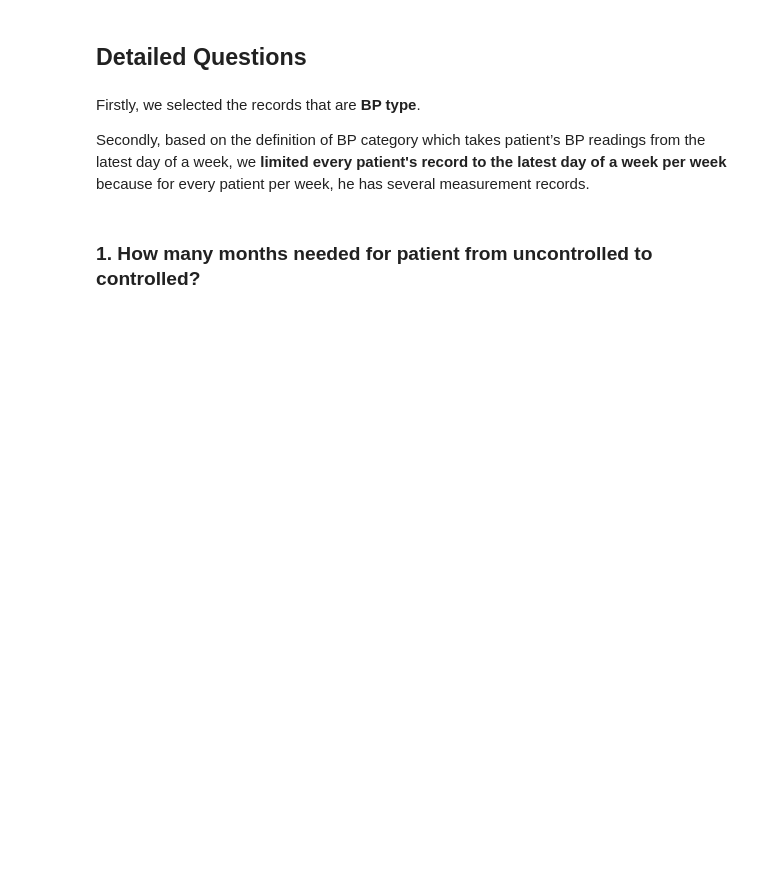
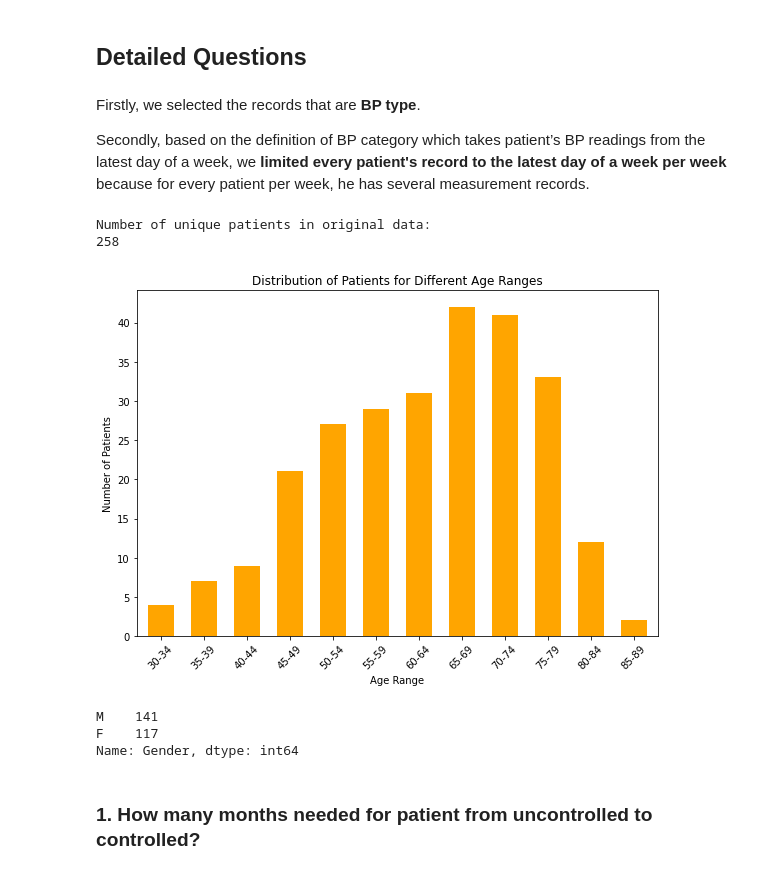
Before and after one commit to ruixuanzheng/iHealthChallenge, a Jupyter notebook: solution.ipynb, the cells around one changed output. Saved outputs shown, nothing was run; the diff lists cells and outputs as text; code cells hidden in the pictures; blank space fills up the shorter version.

```diff
--- a/solution.ipynb
+++ b/solution.ipynb
@@ -249,6 +249,32 @@ df['bp_category'] = df.apply(BP_category, axis=1)
 # %%
 # tag BP controlled
 df["bp_controlled"] = df["bp_category"].apply(lambda x: "Uncontrolled" if (x == "Hypertensive Crisis") or (x == "Hypertention Stage 2") else "Controlled")
+# %%
+print("Number of unique patients in original data:")
+print(len(df["EPR ID"].unique()))
+# %% [output]
+Number of unique patients in original data:
+258
+# %%
+# plot the distribution of age
+plt.figure(figsize=(8, 6))
+bar_width = 0.6
+df[["EPR ID", "age_range", "Gender"]].drop_duplicates()["age_range"].value_counts().sort_index().plot(kind='bar', color='orange', width=bar_width)
+
+plt.title('Distribution of Patients for Different Age Ranges')
+plt.xlabel('Age Range')
+plt.ylabel('Number of Patients')
+plt.xticks(rotation=45)
+plt.tight_layout()
+plt.show()
+# %% [output]
+[figure, added]
+# %%
+df[["EPR ID", "age_range", "Gender"]].drop_duplicates()["Gender"].value_counts()
+# %% [output]
+M    141
+F    117
+Name: Gender, dtype: int64
 # %% [markdown]
 ### 1.	How many months needed for patient from uncontrolled to controlled?
 # %% [markdown]
```
Also changed, not shown: parts of 5 cells of this notebook.
